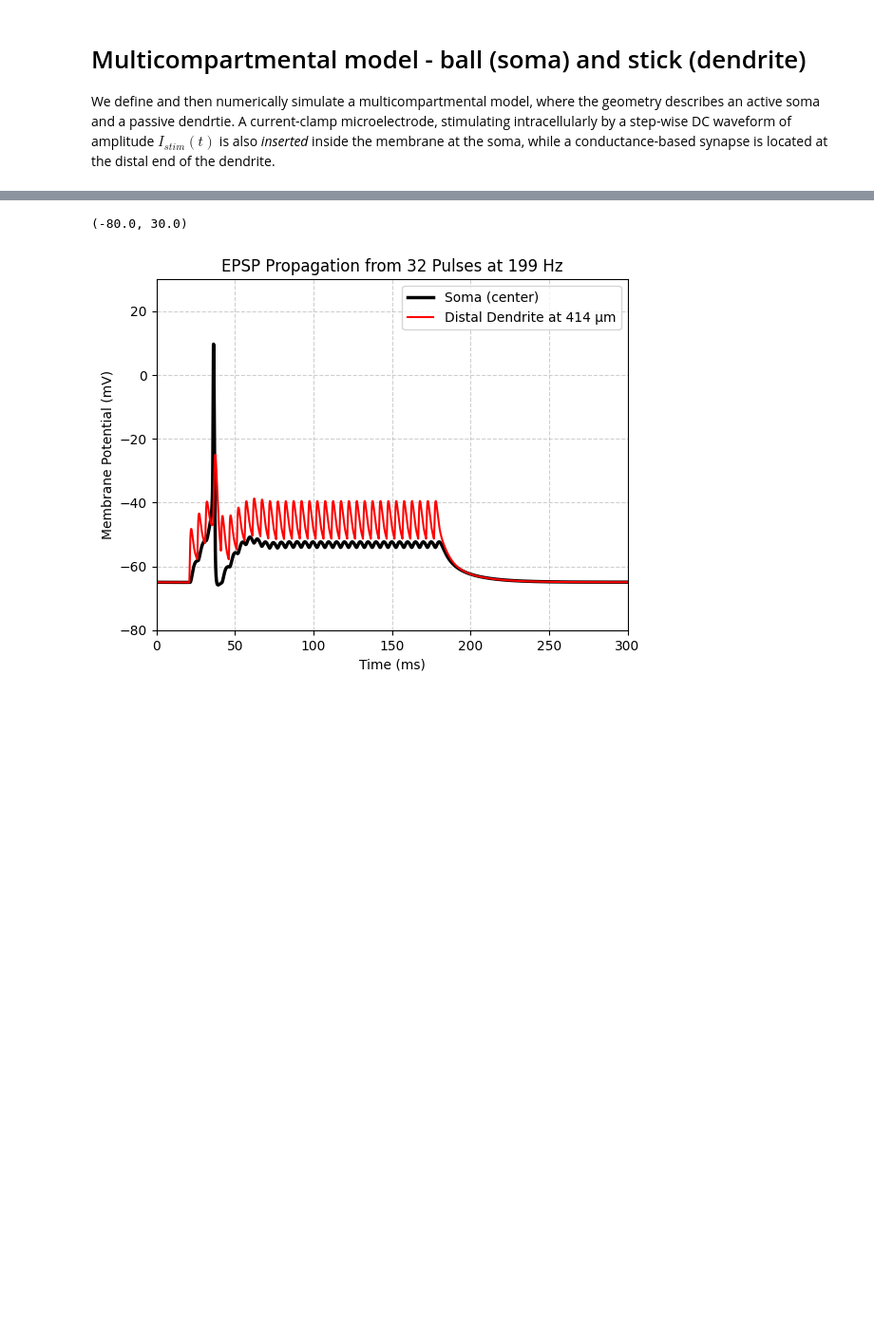
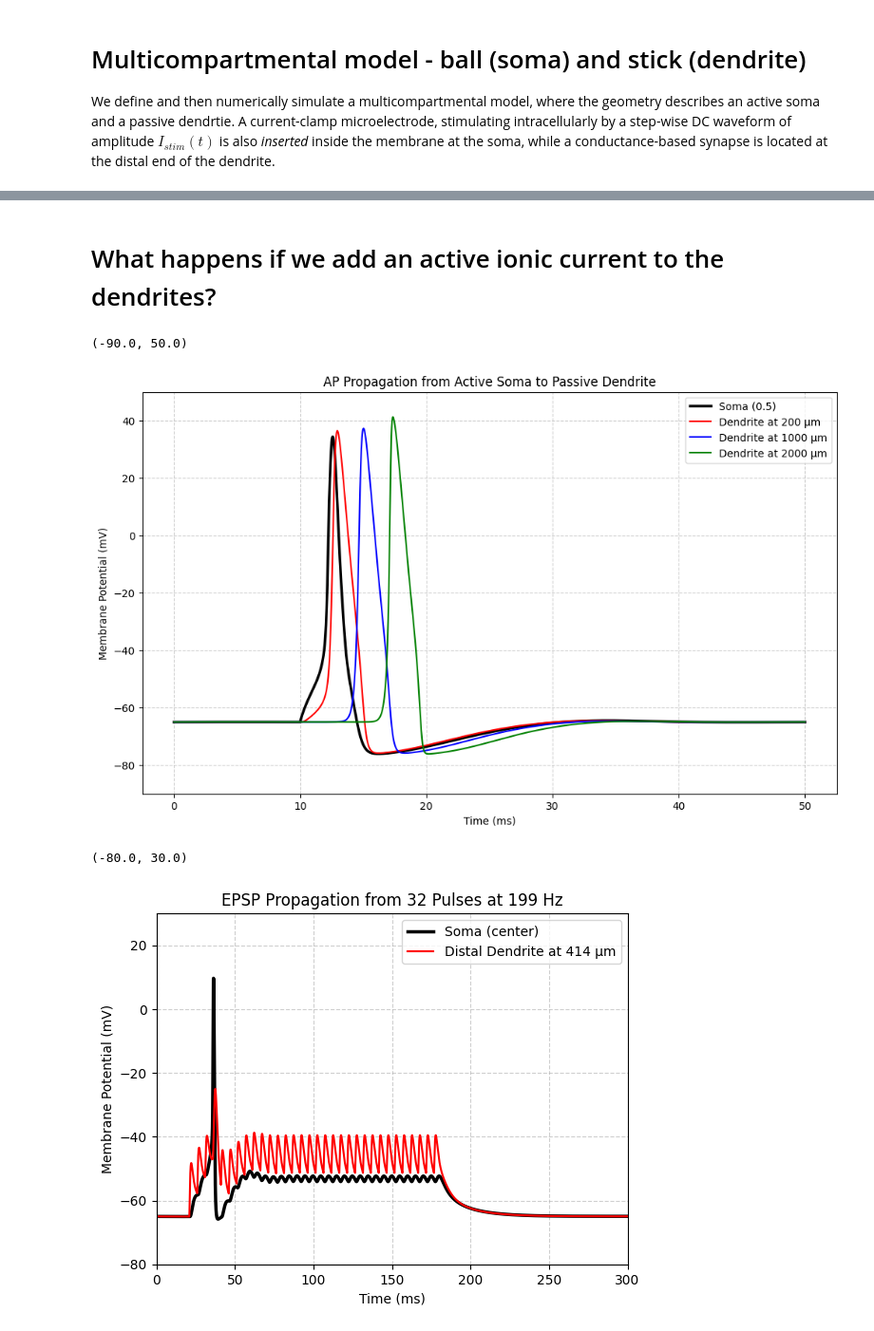
Before and after one commit to mgiugliano/ModellingNeuralSystems, a Jupyter notebook: notebooks/UNIMORE_NEURON_Tutorial_3.ipynb, the cells around one changed output, grey strips where cells are left out. Shown at 95% size. Saved outputs shown, nothing was run; the diff lists cells and outputs as text; code cells hidden in the pictures; blank space fills up the shorter version.

```diff
--- a/notebooks/UNIMORE_NEURON_Tutorial_3.ipynb
+++ b/notebooks/UNIMORE_NEURON_Tutorial_3.ipynb
@@ -239,3 +247,73 @@ plt.ylim([-90, 50])
+# %% [markdown]
+# What happens if we add an active ionic current to the dendrites?
+# %%
+#@title Active current(s) in the dendrite? { run: "auto" }
+# --- 0. Create the sliders ---
+Ldend = 2000 #@param {type:"slider", min:50, max:2000, step:10}
+
+
+# --- 1. Create the Cell Components ---
+soma = n.Section(name='soma')
+soma.L = soma.diam = 20
+soma.insert('wb') # Active soma
+
+dend = n.Section(name='dend')
+dend.L = Ldend     # A long dendrite (um)
+dend.diam = 2    # Thinner than the soma
+dend.nseg = 51   # Segment for spatial accuracy (d_lambda rule)
+dend.insert('wb')
+
+# --- 2. Define Passive Properties for the Dendrite ---
+dend.insert('pas') # NEURON's built-in passive mechanism
+dend.Ra = 150      # Axial resistance (Ohm-cm)
+dend.cm = 1        # Membrane capacitance (uF/cm^2)
+# Set leak conductance, g_pas = 1/Rm. Rm=15000 Ohm-cm^2
+for seg in dend:
+    seg.pas.g = 1/15000
+    seg.pas.e = -65 # Leak reversal potential
+
+# --- 3. Connect the Dendrite to the Soma ---
+# connect(child(location), parent(location))
+dend.connect(soma(1)) # Connect the start of the dendrite (0) to the end of the soma (1)
+
+n("forall { nseg = int((L/(0.1*lambda_f(100))+0.9)/2)*2 + 1 }")  # set the number
+
+
+stim = n.IClamp(soma(0.5))
+stim.delay = 10
+stim.dur = 3
+stim.amp = 0.25
+
+# --- 5. Set up Recording at Multiple Locations ---
+t_vec = n.Vector().record(n._ref_t)
+v_soma = n.Vector().record(soma(0.5)._ref_v)
+v_dend_start = n.Vector().record(dend(0.1)._ref_v) # Near the soma
+v_dend_mid = n.Vector().record(dend(0.5)._ref_v)   # Middle of dendrite
+v_dend_end = n.Vector().record(dend(1.0)._ref_v)   # End of dendrite
+
+# --- 6. Run the Simulation ---
+n.v_init = -65
+n.t = 0
+n.tstop = 50
+n.run()
+
+# --- 7. Plot the Results ---
+plt.figure(figsize=(12, 7))
+plt.plot(t_vec, v_soma, label='Soma (0.5)', color='black', linewidth=2.5)
+plt.plot(t_vec, v_dend_start, label=f'Dendrite at {0.1 * dend.L:.0f} µm', color='red', linestyle='-')
+plt.plot(t_vec, v_dend_mid, label=f'Dendrite at {0.5 * dend.L:.0f} µm', color='blue', linestyle='-')
+plt.plot(t_vec, v_dend_end, label=f'Dendrite at {1.0 * dend.L:.0f} µm', color='green', linestyle='-')
+
+plt.title("AP Propagation from Active Soma to Passive Dendrite")
+plt.xlabel("Time (ms)")
+plt.ylabel("Membrane Potential (mV)")
+plt.legend()
+plt.grid(True, linestyle='--', alpha=0.6)
+
+plt.ylim([-90, 50])
+# %% [output]
+(-90.0, 50.0)
+[figure, added]
 # %%
 # @title Distal synaptic inputs - the longer the dendrite the weaker is somatic depolarization { run: "auto" }
 from neuron import h
```
Also changed, not shown: parts of 4 cells of this notebook.
